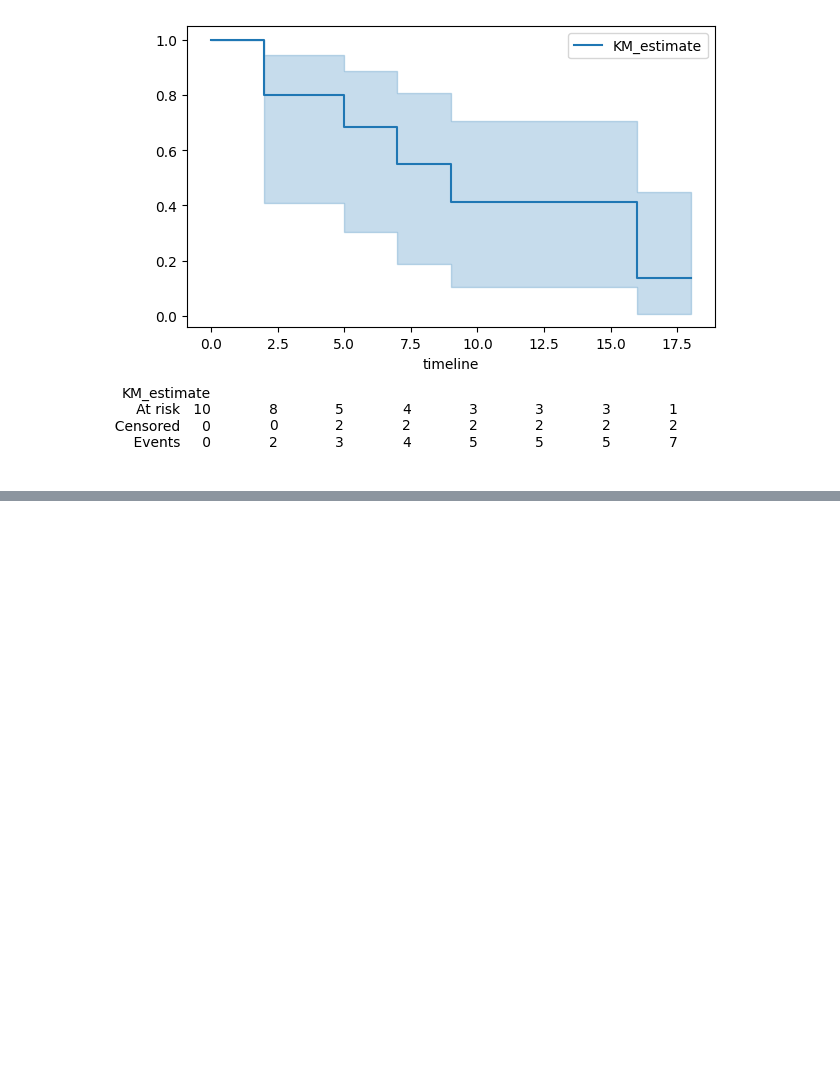
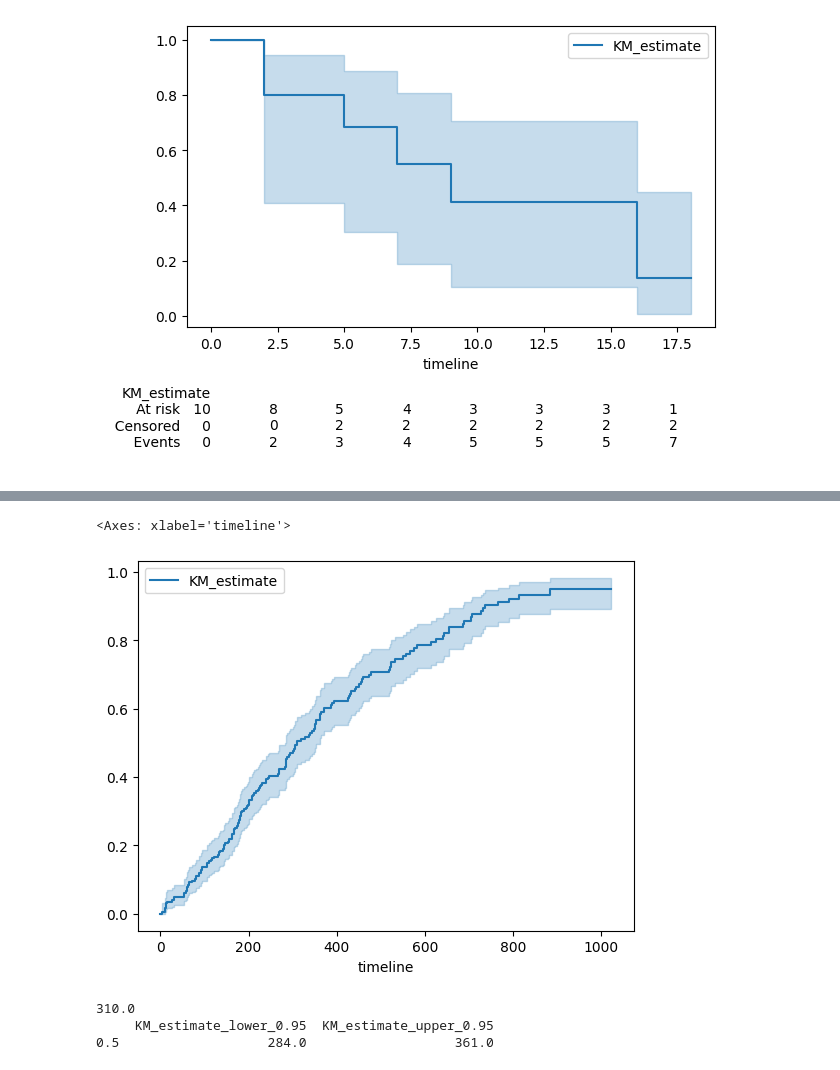
Before and after one commit to gkumar01/Python-data-analysis, a Jupyter notebook: Notebooks/Survival_analysis.ipynb, the cells around one changed output, grey strips where cells are left out. Saved outputs shown, nothing was run; the diff lists cells and outputs as text; code cells hidden in the pictures; blank space fills up the shorter version.

```diff
--- a/Notebooks/Survival_analysis.ipynb
+++ b/Notebooks/Survival_analysis.ipynb
@@ -124,0 +160,15 @@ kmf.plot_survival_function(ax = ax, at_risk_counts = True)
+# %%
+kmf.plot_cumulative_density()
+# %% [output]
+<Axes: xlabel='timeline'>
+[figure, added]
+# %%
+from lifelines.utils import median_survival_times
+median_ = kmf.median_survival_time_
+median_confidence_interval_ = median_survival_times(kmf.confidence_interval_)
+print(median_)
+print(median_confidence_interval_)
+# %% [output]
+310.0
+     KM_estimate_lower_0.95  KM_estimate_upper_0.95
+0.5                   284.0                   361.0
```
Also changed, not shown: parts of 8 cells of this notebook, 1 other file.
